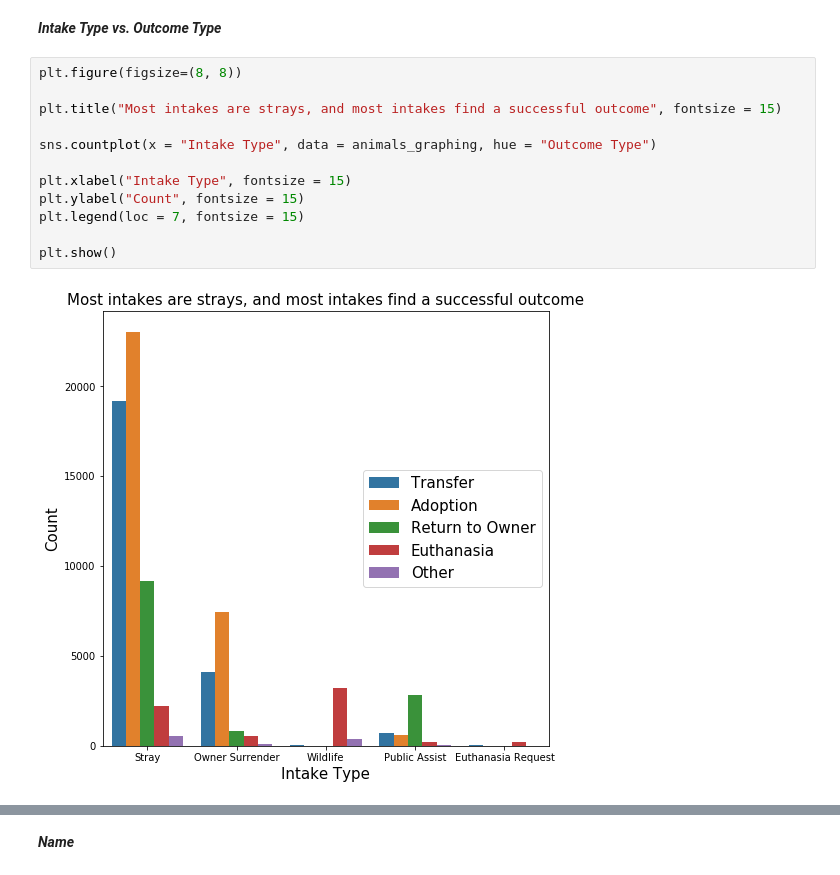
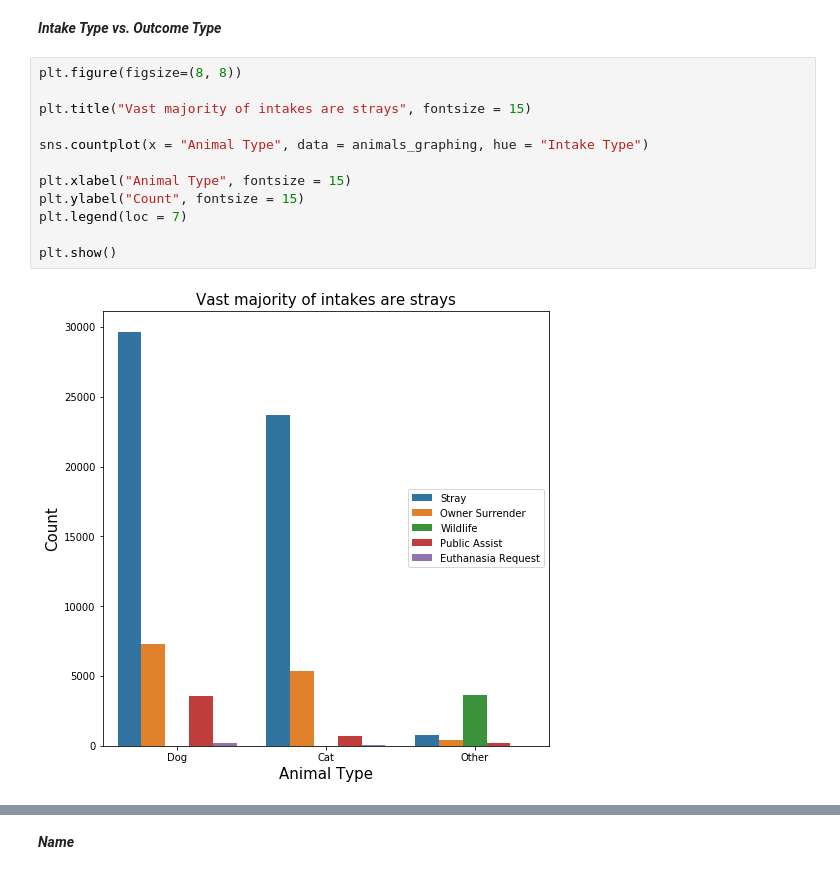
Before and after one commit to samcressman/AnimalCapstone, a Jupyter notebook: Notebooks/Graphing_EDA_Animal_Shelter_Outcomes.ipynb, the cells around one changed output, grey strips where cells are left out. Drawn from its saved outputs; the diff is of its cells as text.

Commit message:
Graph updates

```diff
--- a/Notebooks/Graphing_EDA_Animal_Shelter_Outcomes.ipynb
+++ b/Notebooks/Graphing_EDA_Animal_Shelter_Outcomes.ipynb
@@ -169,14 +179,14 @@ plt.show()
 # %%
 plt.figure(figsize=(8, 8))
 
-plt.title("Most intakes are strays, and most intakes find a successful outcome", fontsize = 15)
+plt.title("Vast majority of intakes are strays", fontsize = 15)
 
-sns.countplot(x = "Intake Type", data = animals_graphing, hue = "Outcome Type")
+sns.countplot(x = "Animal Type", data = animals_graphing, hue = "Intake Type")
 
-plt.xlabel("Intake Type", fontsize = 15)
+plt.xlabel("Animal Type", fontsize = 15)
 plt.ylabel("Count", fontsize = 15)
-plt.legend(loc = 7, fontsize = 15)
+plt.legend(loc = 7)
 
 plt.show()
 # %% [output]
-[figure, old version]
+[figure, new version]
```
Also changed, not shown: parts of 19 cells of this notebook.
